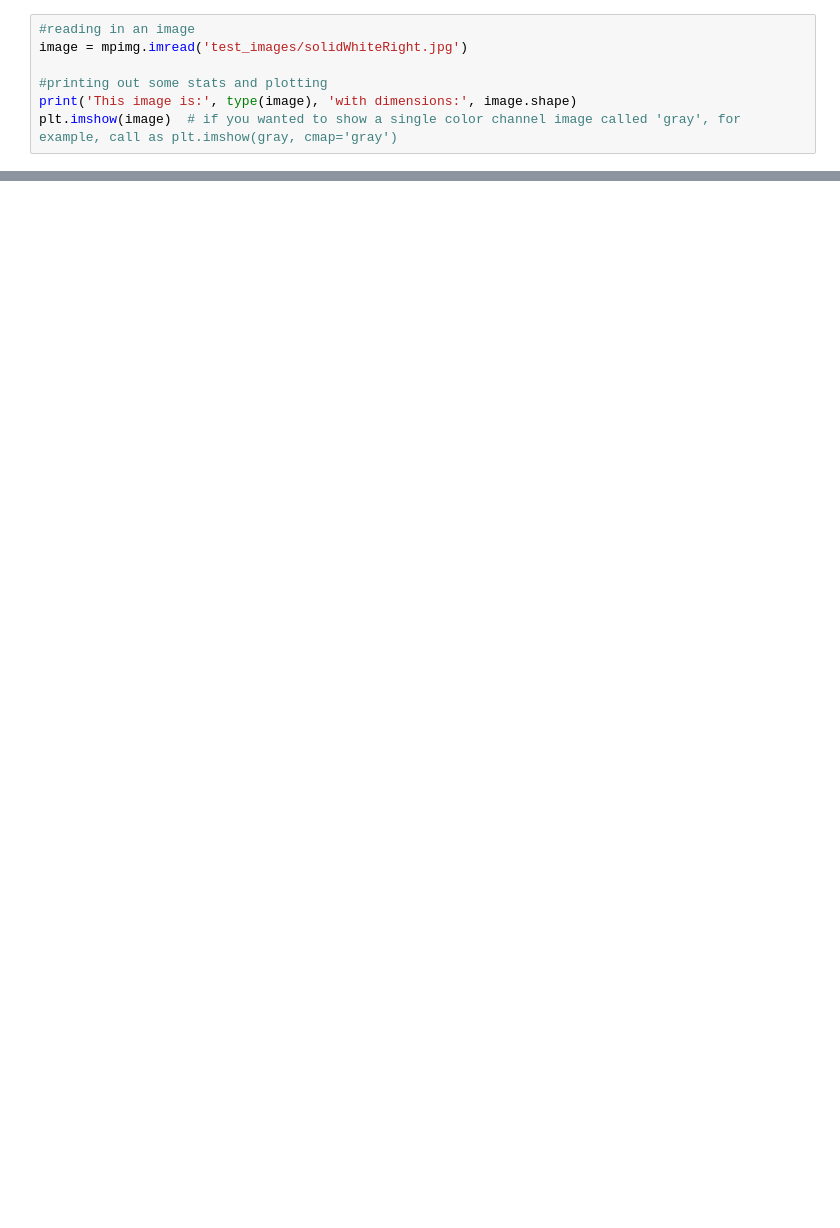
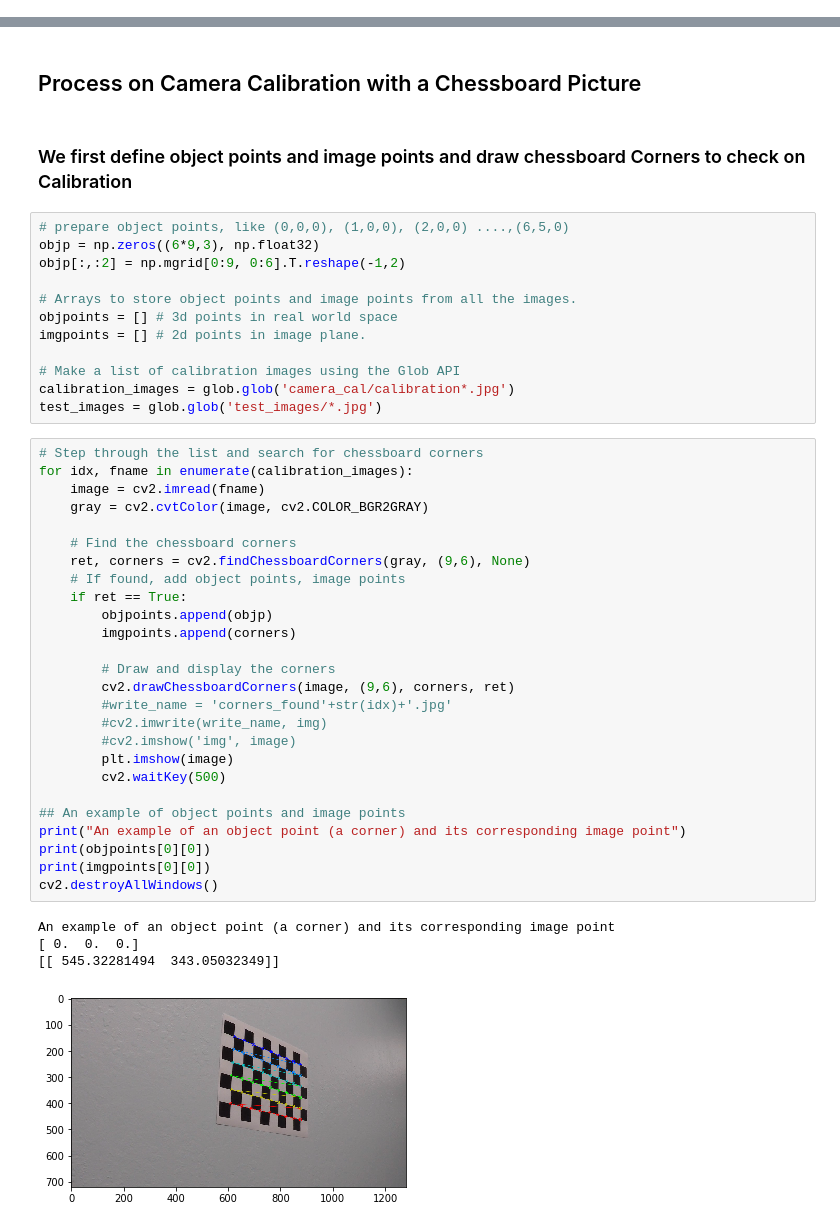
Before and after one commit to Jeremy26/advanced-lane-lines, a Jupyter notebook: P4.ipynb, the cells around one changed output, grey strips where cells are left out. Cells and saved outputs as stored; diff of their text form; blank space fills up the shorter version.

```diff
--- a/P4.ipynb
+++ b/P4.ipynb
@@ -52,7 +0,0 @@ import cv2
-# %%
-#reading in an image
-image = mpimg.imread('test_images/solidWhiteRight.jpg')
-
-#printing out some stats and plotting
-print('This image is:', type(image), 'with dimensions:', image.shape)
-plt.imshow(image)  # if you wanted to show a single color channel image called 'gray', for example, call as plt.imshow(gray, cmap='gray')
@@ -432,0 +27,47 @@ HTML("""
+# %% [markdown]
+## Process on Camera Calibration with a Chessboard Picture
+# %% [markdown]
+### We first define object points and image points and draw chessboard Corners to check on Calibration
+# %%
+# prepare object points, like (0,0,0), (1,0,0), (2,0,0) ....,(6,5,0)
+objp = np.zeros((6*9,3), np.float32)
+objp[:,:2] = np.mgrid[0:9, 0:6].T.reshape(-1,2)
+
+# Arrays to store object points and image points from all the images.
+objpoints = [] # 3d points in real world space
+imgpoints = [] # 2d points in image plane.
+
+# Make a list of calibration images using the Glob API
+calibration_images = glob.glob('camera_cal/calibration*.jpg')
+test_images = glob.glob('test_images/*.jpg')
+# %%
+# Step through the list and search for chessboard corners
+for idx, fname in enumerate(calibration_images):
+    image = cv2.imread(fname)
+    gray = cv2.cvtColor(image, cv2.COLOR_BGR2GRAY)
+
+    # Find the chessboard corners
+    ret, corners = cv2.findChessboardCorners(gray, (9,6), None)
+    # If found, add object points, image points
+    if ret == True:
+        objpoints.append(objp)
+        imgpoints.append(corners)
+
+        # Draw and display the corners
+        cv2.drawChessboardCorners(image, (9,6), corners, ret)
+        #write_name = 'corners_found'+str(idx)+'.jpg'
+        #cv2.imwrite(write_name, img)
+        #cv2.imshow('img', image)
+        plt.imshow(image)
+        cv2.waitKey(500)
+
+## An example of object points and image points
+print("An example of an object point (a corner) and its corresponding image point")
+print(objpoints[0][0])
+print(imgpoints[0][0])
+cv2.destroyAllWindows()
+# %% [output]
+An example of an object point (a corner) and its corresponding image point
+[ 0.  0.  0.]
+[[ 545.32281494  343.05032349]]
+[figure, added]
```
Also changed, not shown: parts of 46 cells of this notebook.
